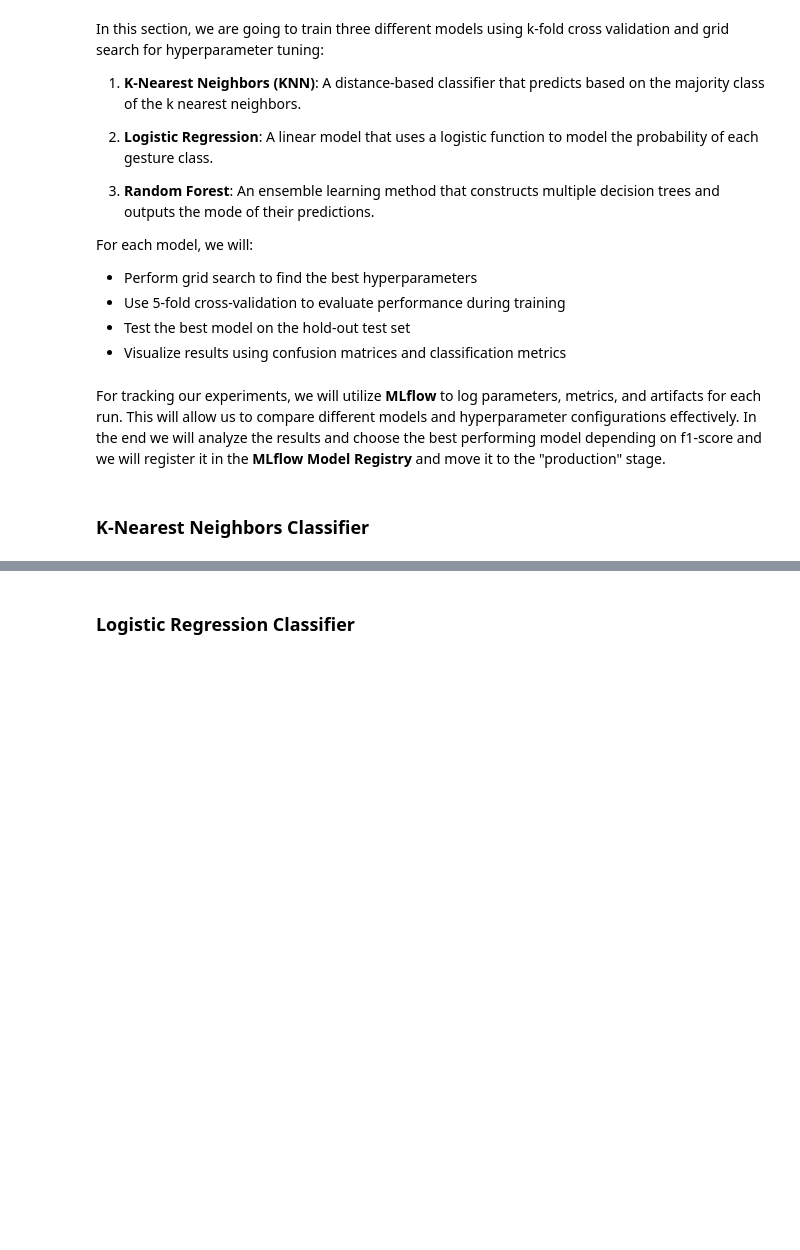
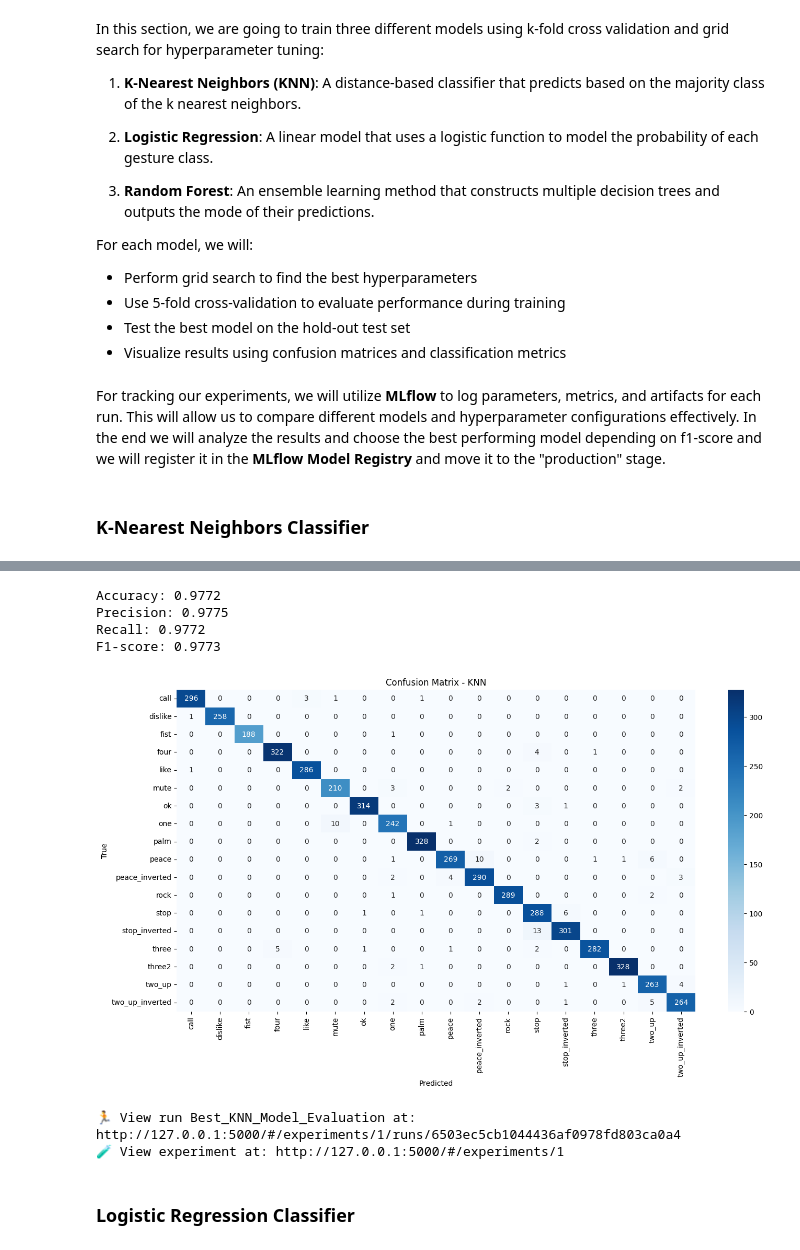
Before and after one commit to reda1609/Hand-Gesture-Classification, a Jupyter notebook: main.ipynb, the cells around one changed output, grey strips where cells are left out. Saved outputs shown, nothing was run; the diff lists cells and outputs as text; code cells hidden in the pictures; blank space fills up the shorter version.

```diff
--- a/main.ipynb
+++ b/main.ipynb
@@ -350,6 +421,7 @@ with mlflow.start_run(run_name="Best_KNN_Model_Evaluation"):
     mlflow.log_metric("f1_score", report['weighted avg']['f1-score'])
     mlflow.log_input(train_dataset, context="training")
     mlflow.log_input(test_dataset, context="testing")
+    mlflow.sklearn.log_model(best_model, "model")
 
     print(f"Accuracy: {report['accuracy']:.4f}")
     print(f"Precision: {report['weighted avg']['precision']:.4f}")
@@ -366,3 +438,4 @@ with mlflow.start_run(run_name="Best_KNN_Model_Evaluation"):
     plt.show()
 
     mlflow.log_artifact("confusion_matrix_knn.png")
+# %% [output]
@@ -369,3 +443,10 @@ with mlflow.start_run(run_name="Best_KNN_Model_Evaluation"):
+Accuracy: 0.9772
+Precision: 0.9775
+Recall: 0.9772
+F1-score: 0.9773
+[figure, added]
+🏃 View run Best_KNN_Model_Evaluation at: http://127.0.0.1:5000/#/experiments/1/runs/6503ec5cb1044436af0978fd803ca0a4
+🧪 View experiment at: http://127.0.0.1:5000/#/experiments/1
 # %% [markdown]
 ### Logistic Regression Classifier
 # %%
```
Also changed, not shown: parts of 23 cells of this notebook.
